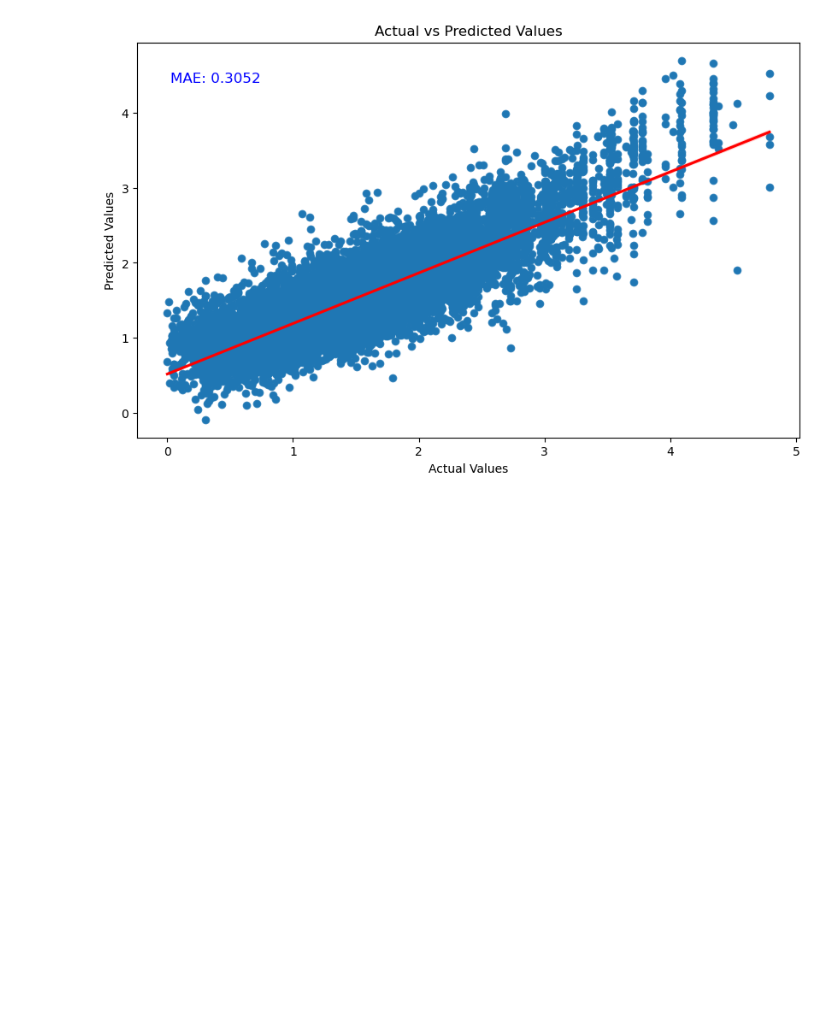
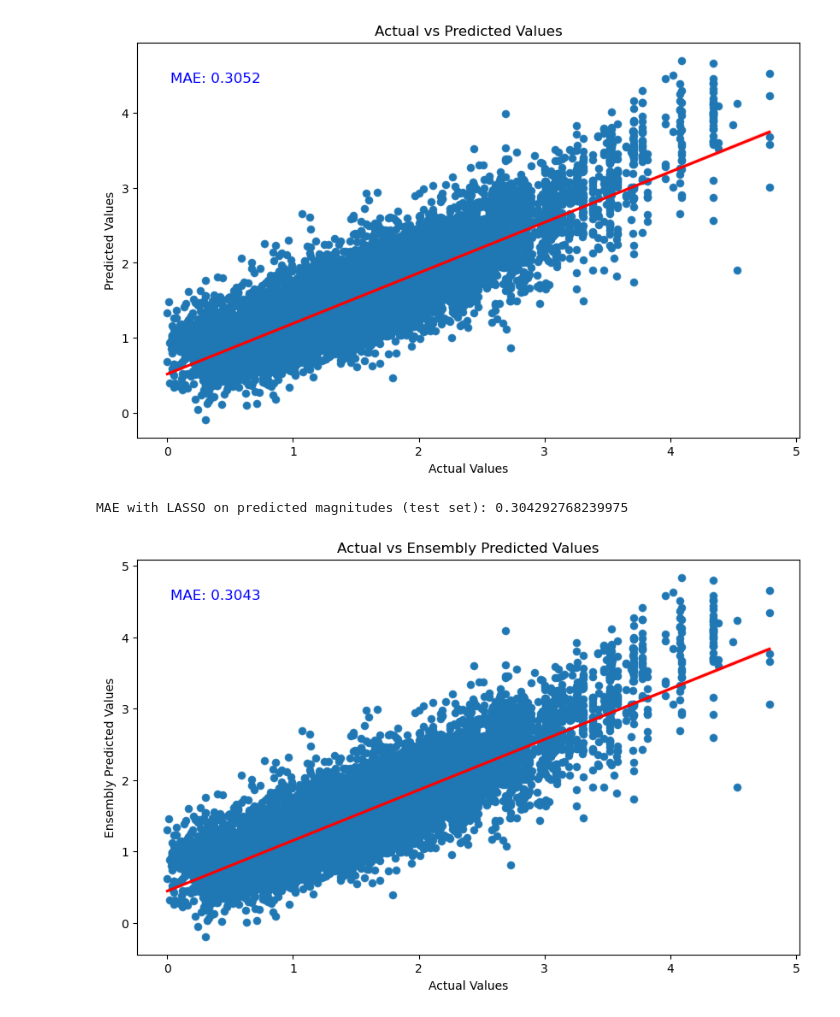
Before and after one commit to Benz-Poobua/ESS-469-Project, a Jupyter notebook: ESS 469 Project Draft .ipynb, the cells around one changed output. Saved outputs shown, nothing was run; the diff lists cells and outputs as text; code cells hidden in the pictures; blank space fills up the shorter version.

Commit message:
Update ESS 469 Project Draft .ipynb
Data cleanning

```diff
--- a/ESS 469 Project Draft .ipynb
+++ b/ESS 469 Project Draft .ipynb
@@ -114,10 +137,20 @@ from sklearn.preprocessing import StandardScaler
 # K-fold cross-validation setting
 k_folds = 10
 kfold = KFold(n_splits=k_folds, shuffle=False)
+# %%
+# collect OFF predictions
+data_X, data_y, xgb_yhat = list(), list(), list()
 # %%
-# XGBoost model wit MAE loss function
-# model = XGBRegressor(objective='reg:squarederror')
-model_xgb = make_pipeline(StandardScaler(), xgb.XGBRegressor(colsample_bytree=0.4603, gamma=0.0468,
+for train_ix, test_ix in kfold.split(X_train):
+    #get data
+    train_X, test_X = X[train_ix], X[test_ix]
+    train_y, test_y = y[train_ix], y[test_ix]
+    data_X.extend(test_X)
+    data_y.extend(test_y)
+    model_xgb = make_pipeline(StandardScaler(), xgb.XGBRegressor(colsample_bytree=0.4603, gamma=0.0468,
                                                              learning_rate=0.05, max_depth=4, min_child_weight=1.7817,
                                                              n_estimators=6000,reg_alpha=0.4640, reg_lambda=0.8571,
                                                              subsample=0.8, verbosity=0, nthread=-1))
+    model_xgb.fit(train_X, train_y)
+    yhat = model_xgb.predict(test_X)
+    xgb_yhat.extend(yhat)
@@ -189,3 +268,28 @@ plt.annotate(f'MAE: {mae:.4f}', xy=(0.05, 0.9), xycoords='axes fraction', fontsi
 plt.show()
 # %% [output]
 [figure]
+# %%
+#Use the predicted magnitudes (y_pred) as input features for the LASSO model.
+from sklearn.linear_model import LassoCV
+y_pred_2d = y_pred.reshape(-1, 1) #scikit-learn's LASSO model expects input features in 2D format.
+lasso_model = LassoCV(cv=10)
+lasso_model.fit(y_pred_2d, y_test)
+y_pred_lasso_test = lasso_model.predict(y_pred_2d)
+
+y_pred_lasso_test_array = y_pred_lasso_test.values.flatten() if isinstance(y_pred_lasso_test, pd.DataFrame) else y_pred_lasso_test.flatten()
+lasso_mae_test = mean_absolute_error(y_test, y_pred_lasso_test_array)
+print(f'MAE with LASSO on predicted magnitudes (test set): {lasso_mae_test}')
+# %% [output]
+MAE with LASSO on predicted magnitudes (test set): 0.304292768239975
+# %%
+# Scatter plot of actual vs predicted values
+plt.figure(figsize=(10, 6))
+sns.scatterplot(x=y_test_array, y=y_pred_lasso_test_array)
+sns.regplot(x=y_test_array, y=y_pred_lasso_test_array, line_kws={'color': 'red'})
+plt.title('Actual vs Ensembly Predicted Values')
+plt.xlabel('Actual Values')
+plt.ylabel('Ensembly Predicted Values')
+plt.annotate(f'MAE: {lasso_mae_test:.4f}', xy=(0.05, 0.9), xycoords='axes fraction', fontsize=12, color='blue')
+plt.show()
+# %% [output]
+[figure, added]
```
Also changed, not shown: parts of 19 cells of this notebook.
